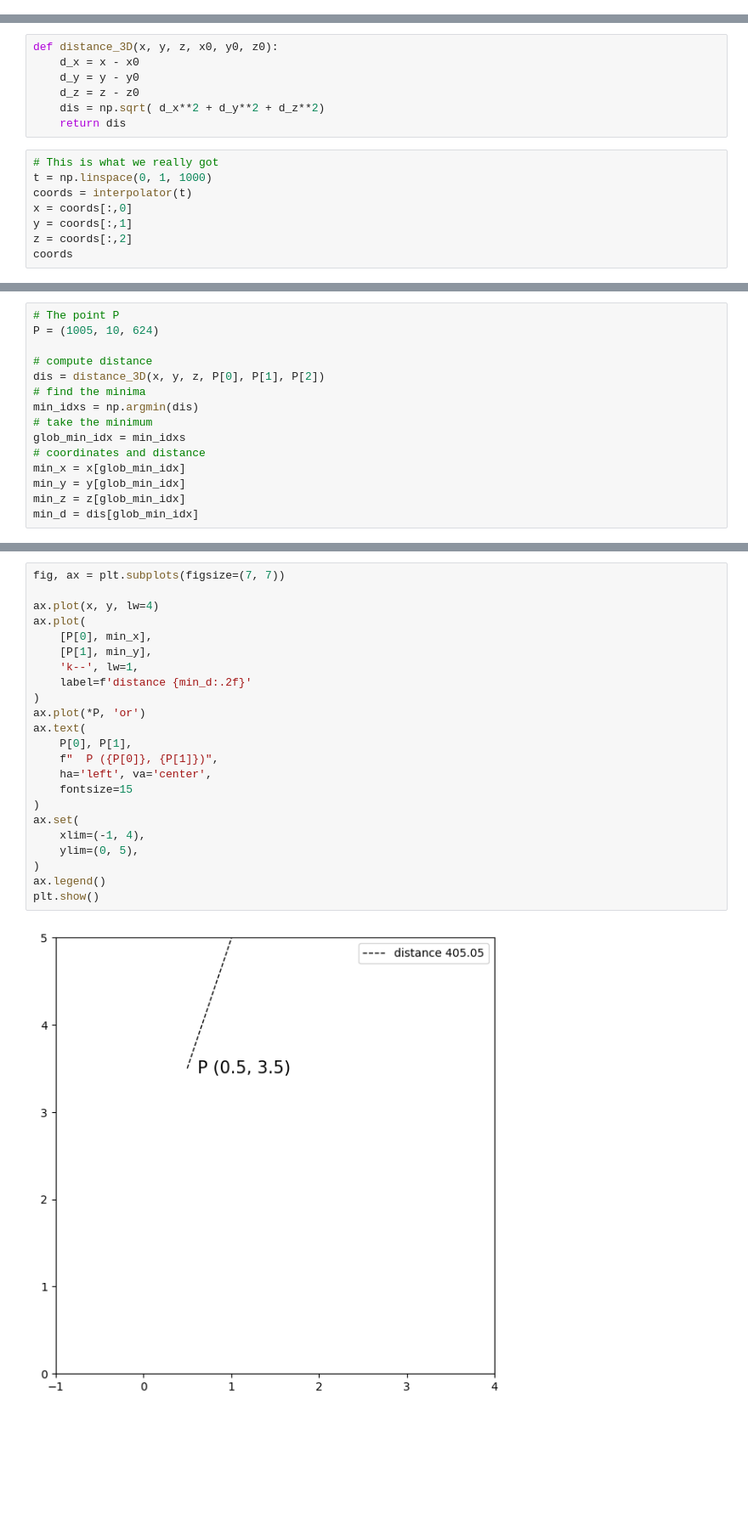
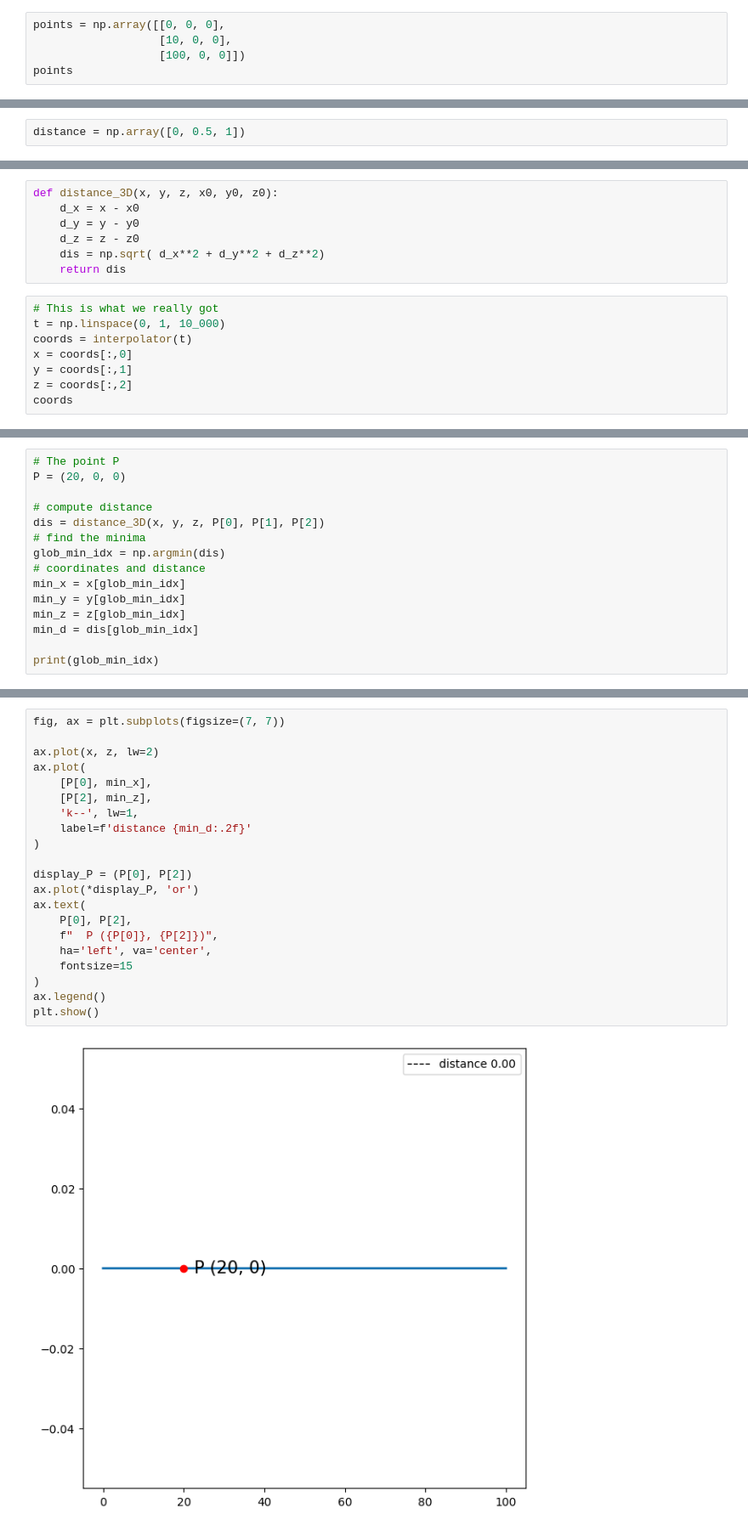
Before and after one commit to Jean-BaptisteAC/TrackMania-RL, a Jupyter notebook: Parametric Curve.ipynb, the cells around one changed output, grey strips where cells are left out. Shown: that part at 85% size. Saved outputs shown, nothing was run; the diff lists cells and outputs as text; blank space fills up the shorter version.

Commit message:
centerline and parametric curve changes

```diff
--- a/Parametric Curve.ipynb
+++ b/Parametric Curve.ipynb
@@ -36,0 +32,5 @@ array([[1012.79998779,   10.21000004,  720.        ],
+# %%
+points = np.array([[0, 0, 0],
+                   [10, 0, 0],
+                   [100, 0, 0]])
+points
@@ -62,2 +66,4 @@ for method_name, curve in interpolated_points.items():
+# %%
+distance = np.array([0, 0.5, 1])
 # %%
 interpolator =  interp1d(distance, points, kind='slinear', axis=0)
@@ -83,7 +99,7 @@ def distance_3D(x, y, z, x0, y0, z0):
     return dis
 # %%
 # This is what we really got
-t = np.linspace(0, 1, 1000)
+t = np.linspace(0, 1, 10_000)
 coords = interpolator(t)
 x = coords[:,0]
 y = coords[:,1]
@@ -100,15 +116,15 @@ array([[1012.79998779,   10.21000004,  720.        ],
 # %%
 # The point P
-P = (1005, 10, 624)
+P = (20, 0, 0)
 
 # compute distance
 dis = distance_3D(x, y, z, P[0], P[1], P[2])
 # find the minima
-min_idxs = np.argmin(dis)
-# take the minimum
-glob_min_idx = min_idxs
+glob_min_idx = np.argmin(dis)
 # coordinates and distance
 min_x = x[glob_min_idx]
 min_y = y[glob_min_idx]
 min_z = z[glob_min_idx]
 min_d = dis[glob_min_idx]
+
+print(glob_min_idx)
@@ -127,25 +145,23 @@ min_d
 # %%
 fig, ax = plt.subplots(figsize=(7, 7))
 
-ax.plot(x, y, lw=4)
+ax.plot(x, z, lw=2)
 ax.plot(
     [P[0], min_x],
-    [P[1], min_y],
+    [P[2], min_z],
     'k--', lw=1,
     label=f'distance {min_d:.2f}'
 )
-ax.plot(*P, 'or')
+
+display_P = (P[0], P[2])
+ax.plot(*display_P, 'or')
 ax.text(
-    P[0], P[1],
-    f"  P ({P[0]}, {P[1]})",
+    P[0], P[2],
+    f"  P ({P[0]}, {P[2]})",
     ha='left', va='center',
     fontsize=15
 )
-ax.set(
-    xlim=(-1, 4),
-    ylim=(0, 5),
-)
 ax.legend()
 plt.show()
 # %% [output]
-[figure, old version]
+[figure, new version]
```
Also changed, not shown: parts of 15 cells of this notebook, 1 other file.
